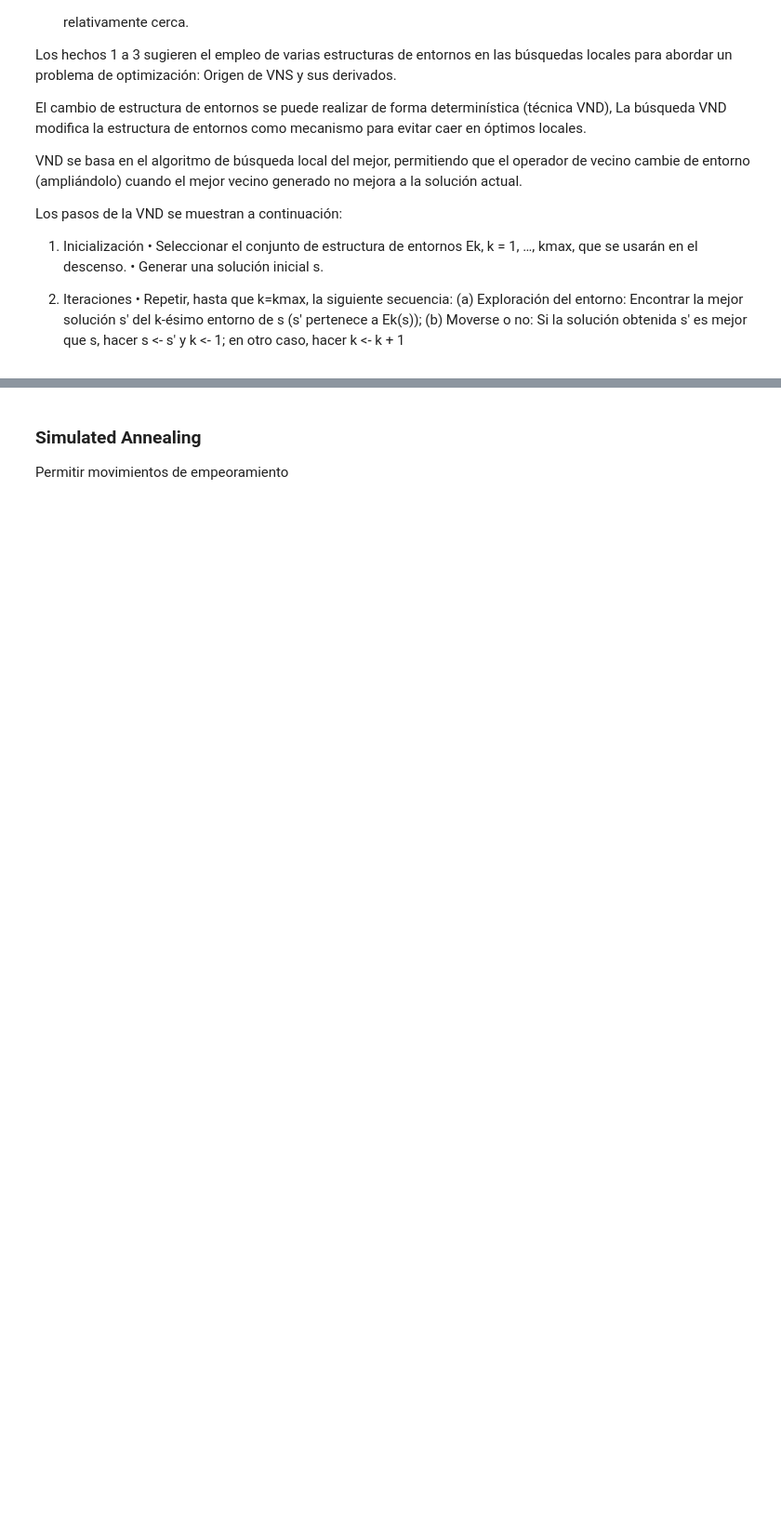
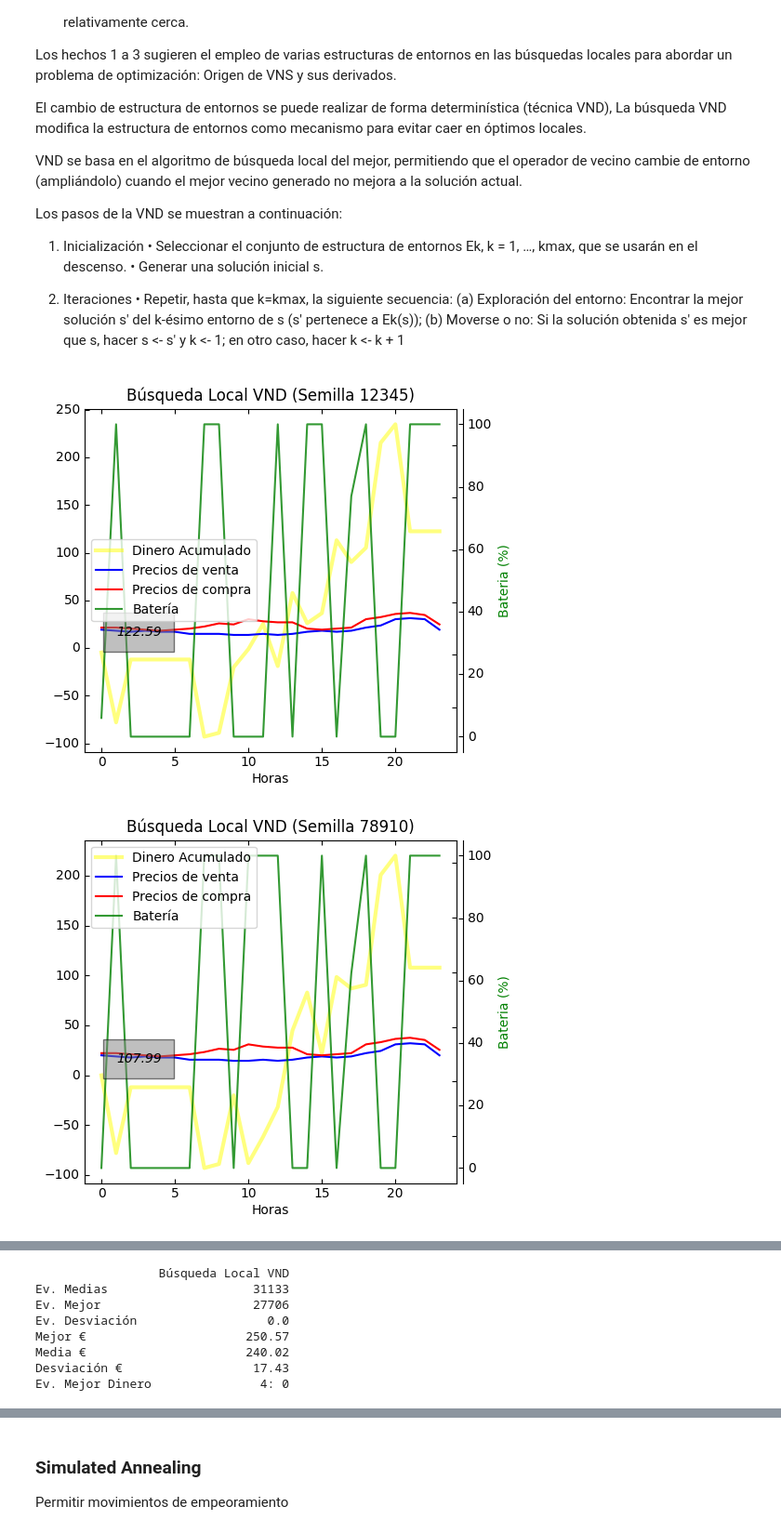
Before and after one commit to GrunCrow/Optimization_Solar_Plant, a Jupyter notebook: 1_Environments_and_Trajectories/notebook.ipynb, the cells around one changed output, grey strips where cells are left out. Shown at 93% size. Saved outputs shown, nothing was run; the diff lists cells and outputs as text; code cells hidden in the pictures; blank space fills up the shorter version.

```diff
--- a/1_Environments_and_Trajectories/notebook.ipynb
+++ b/1_Environments_and_Trajectories/notebook.ipynb
@@ -852,0 +898,10 @@ def busqueda_local_vnd():
+# %%
+algorithm_name = busqueda_local_vnd_name
+
+Algorithms_names.append(algorithm_name)
+
+primero_mejor_data = evaluar_algoritmo(algorithm_name)
+Data.append(primero_mejor_data)
+# %% [output]
+[figure, added]
+[figure, added]
@@ -853,2 +911,10 @@ def busqueda_local_vnd():
+                 Búsqueda Local VND
+Ev. Medias                    31133
+Ev. Mejor                     27706
+Ev. Desviación                  0.0
+Mejor €                      250.57
+Media €                      240.02
+Desviación €                  17.43
+Ev. Mejor Dinero               4: 0
 # %%
 # Función para generar un vecino aleatorio
```
Also changed, not shown: parts of 19 cells of this notebook, 25 other files.
